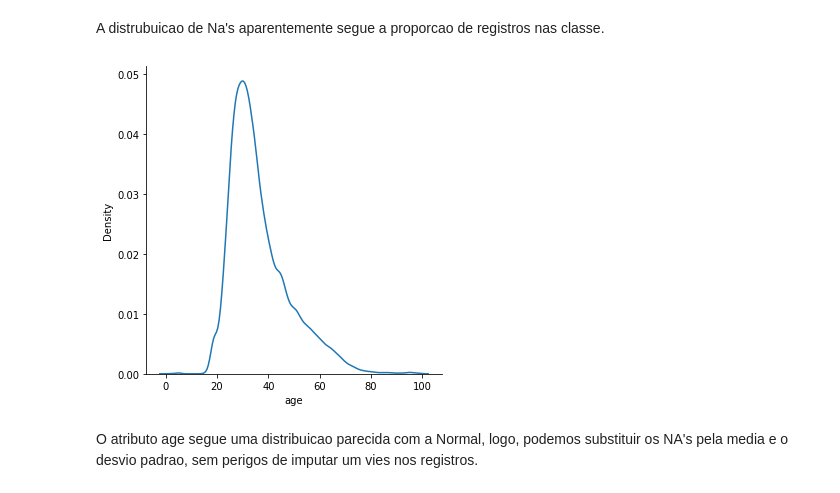
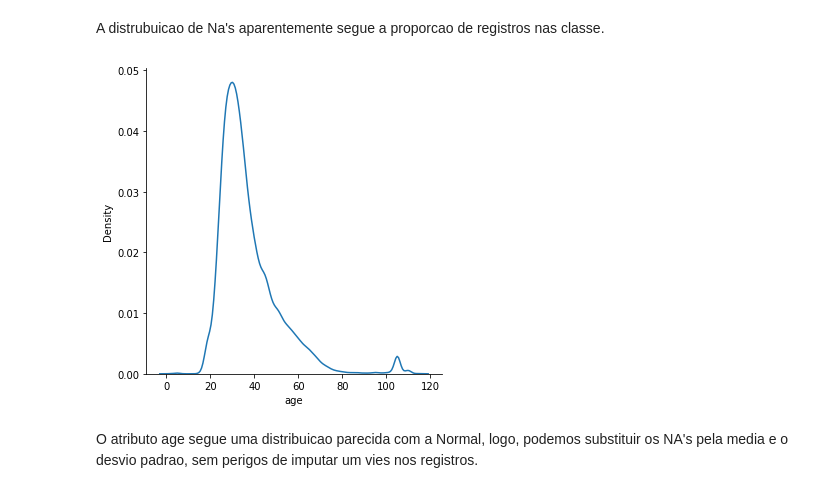
Before and after one commit to giovaneMiranda/airbnb_classificacao_agendamento, a Jupyter notebook: notebook/1.0-exploracao-dados-CRISP3.ipynb, the cells around one changed output. Saved outputs shown, nothing was run; the diff lists cells and outputs as text; code cells hidden in the pictures.

```diff
--- a/notebook/1.0-exploracao-dados-CRISP3.ipynb
+++ b/notebook/1.0-exploracao-dados-CRISP3.ipynb
@@ -210,10 +225,10 @@ Name: country_destination, dtype: float64
 # %% [markdown]
 A distrubuicao de Na's aparentemente segue a proporcao de registros nas classe.
 # %%
-df_age =  df_user_raw[df_user_raw['age'] < 100]
+df_age =  df_user_raw[df_user_raw['age'] < 120]
 sns.displot(data = df_age['age'], kind = 'kde');
 # %% [output]
-[figure, old version]
+[figure, new version]
 # %% [markdown]
 O atributo age segue uma distribuicao parecida com a Normal, logo, podemos substituir os NA's pela media e o desvio padrao, sem perigos de imputar um vies nos registros.
 # %%
```
Also changed, not shown: parts of 11 cells of this notebook.
